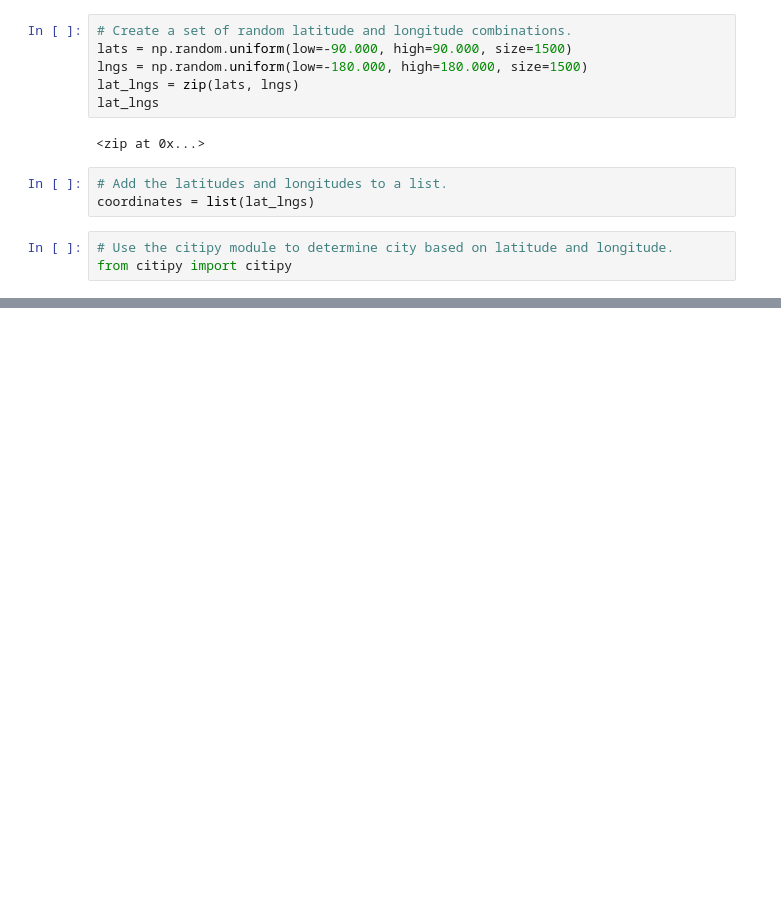
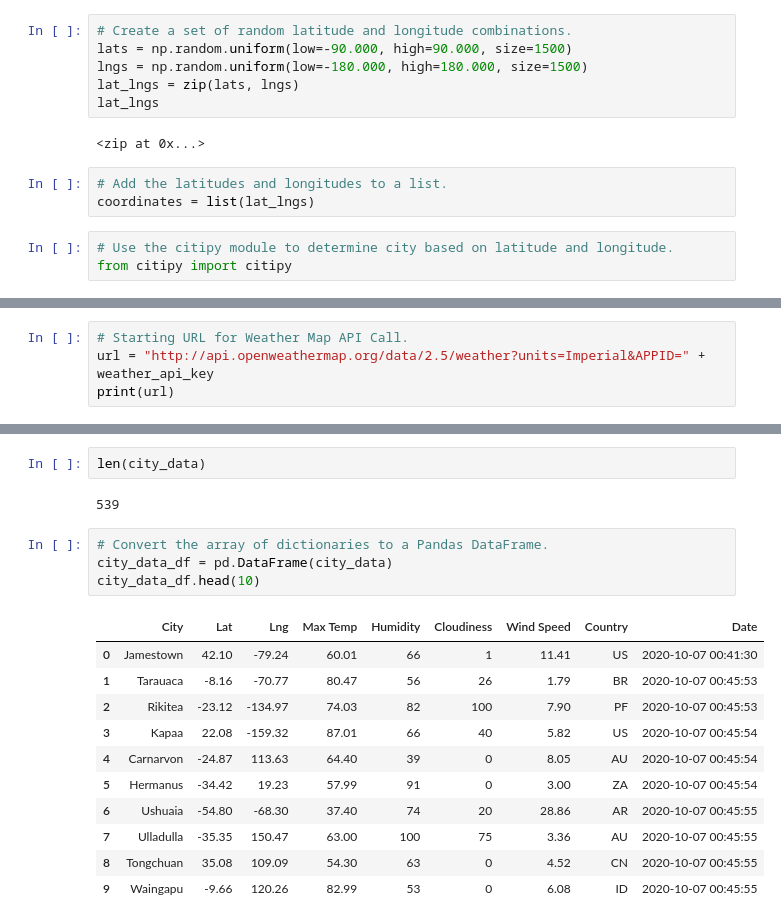
Before and after one commit to schneikl/World_Weather_Analysis, a Jupyter notebook: WeatherPy.ipynb, the cells around one changed output, grey strips where cells are left out. Cells and saved outputs as stored; diff of their text form; blank space fills up the shorter version.

```diff
--- a/WeatherPy.ipynb
+++ b/WeatherPy.ipynb
@@ -56,0 +63,4 @@ len(cities)
+# %%
+# Starting URL for Weather Map API Call.
+url = "http://api.openweathermap.org/data/2.5/weather?units=Imperial&APPID=" + weather_api_key
+print(url)
@@ -56,0 +150,20 @@ len(cities)
+# %%
+len(city_data)
+# %% [output]
+539
+# %%
+# Convert the array of dictionaries to a Pandas DataFrame.
+city_data_df = pd.DataFrame(city_data)
+city_data_df.head(10)
+# %% [output]
+|  | City | Lat | Lng | Max Temp | Humidity | Cloudiness | Wind Speed | Country | Date |
+| 0 | Jamestown | 42.10 | -79.24 | 60.01 | 66 | 1 | 11.41 | US | 2020-10-07 00:41:30 |
+| 1 | Tarauaca | -8.16 | -70.77 | 80.47 | 56 | 26 | 1.79 | BR | 2020-10-07 00:45:53 |
+| 2 | Rikitea | -23.12 | -134.97 | 74.03 | 82 | 100 | 7.90 | PF | 2020-10-07 00:45:53 |
+| 3 | Kapaa | 22.08 | -159.32 | 87.01 | 66 | 40 | 5.82 | US | 2020-10-07 00:45:54 |
+| 4 | Carnarvon | -24.87 | 113.63 | 64.40 | 39 | 0 | 8.05 | AU | 2020-10-07 00:45:54 |
+| 5 | Hermanus | -34.42 | 19.23 | 57.99 | 91 | 0 | 3.00 | ZA | 2020-10-07 00:45:54 |
+| 6 | Ushuaia | -54.80 | -68.30 | 37.40 | 74 | 20 | 28.86 | AR | 2020-10-07 00:45:55 |
+| 7 | Ulladulla | -35.35 | 150.47 | 63.00 | 100 | 75 | 3.36 | AU | 2020-10-07 00:45:55 |
+| 8 | Tongchuan | 35.08 | 109.09 | 54.30 | 63 | 0 | 4.52 | CN | 2020-10-07 00:45:55 |
+| 9 | Waingapu | -9.66 | 120.26 | 82.99 | 53 | 0 | 6.08 | ID | 2020-10-07 00:45:55 |
```
Also changed, not shown: parts of 8 cells of this notebook, 2 other files.
